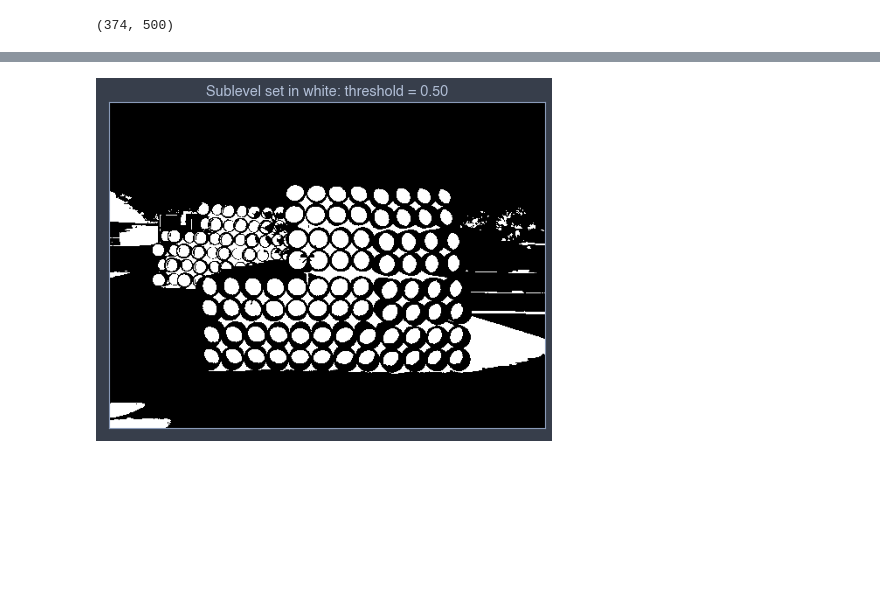
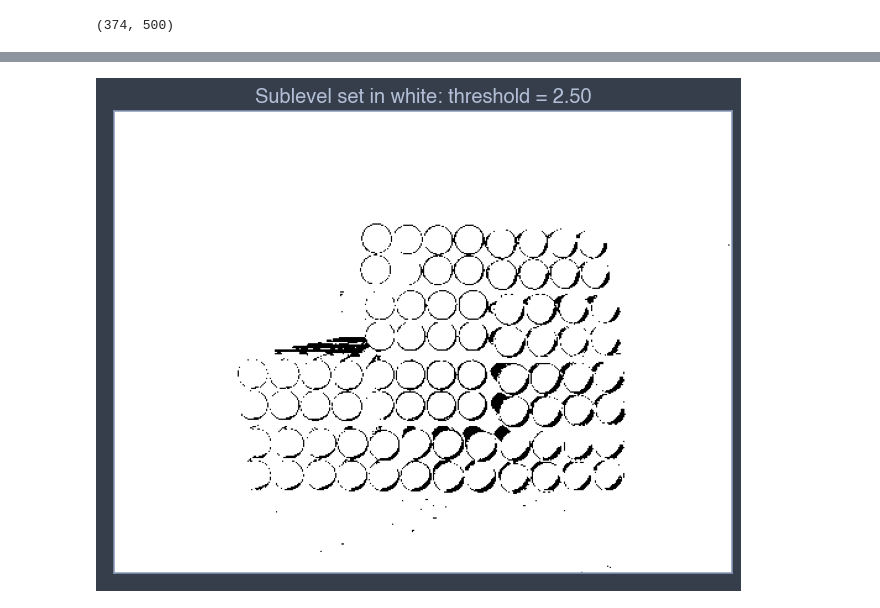
Before and after one commit to jonathanlamar/object-counting, a Jupyter notebook: jon_experimental/TDA EDA.ipynb, the cells around one changed output, grey strips where cells are left out. Drawn from its saved outputs; the diff is of its cells as text; code cells hidden in the pictures; blank space fills up the shorter version.

```diff
--- a/jon_experimental/TDA EDA.ipynb
+++ b/jon_experimental/TDA EDA.ipynb
@@ -51,7 +51,7 @@ _ = plt.imshow(img, cmap='gray')
 # %%
-_ = plotSublevelMask(img, threshold=0.5)
+_ = plotSublevelMask(img, threshold=2.5)
 # %% [output]
-[figure, old version]
+[figure, new version]
 # %%
 smoothed = ndimage.uniform_filter(img.astype(np.float64), size=5)
 smoothed += 0.01 * np.random.randn(*smoothed.shape)
```
Also changed, not shown: parts of 7 cells of this notebook.
